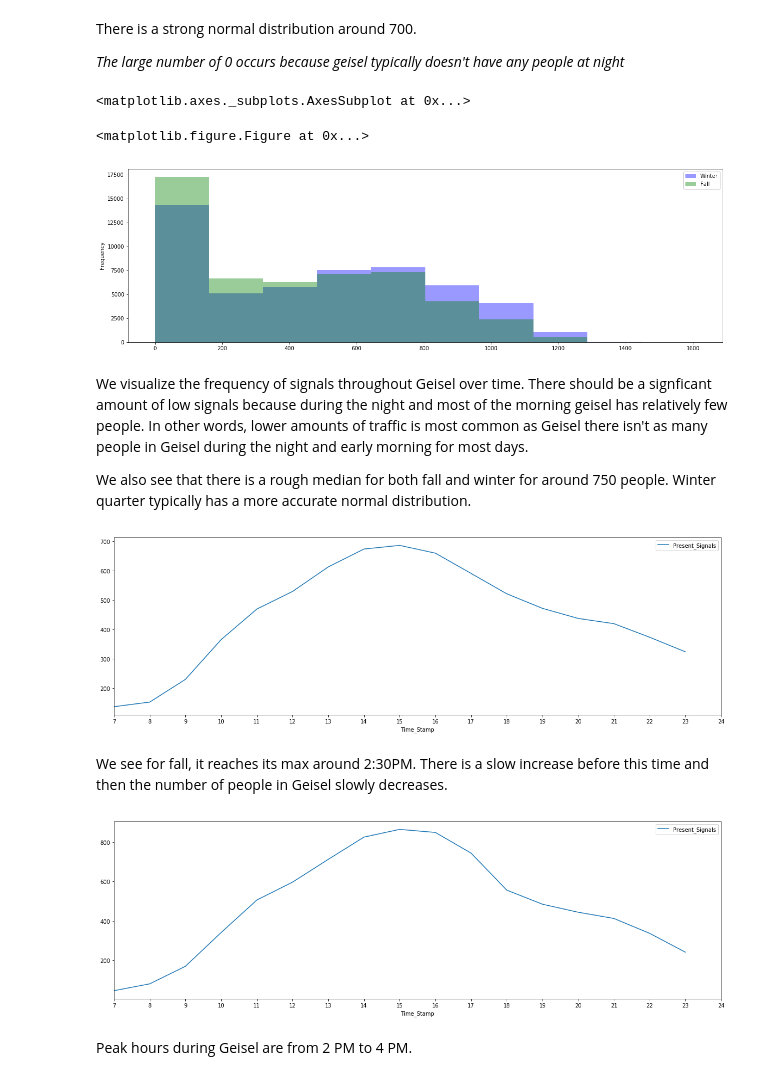
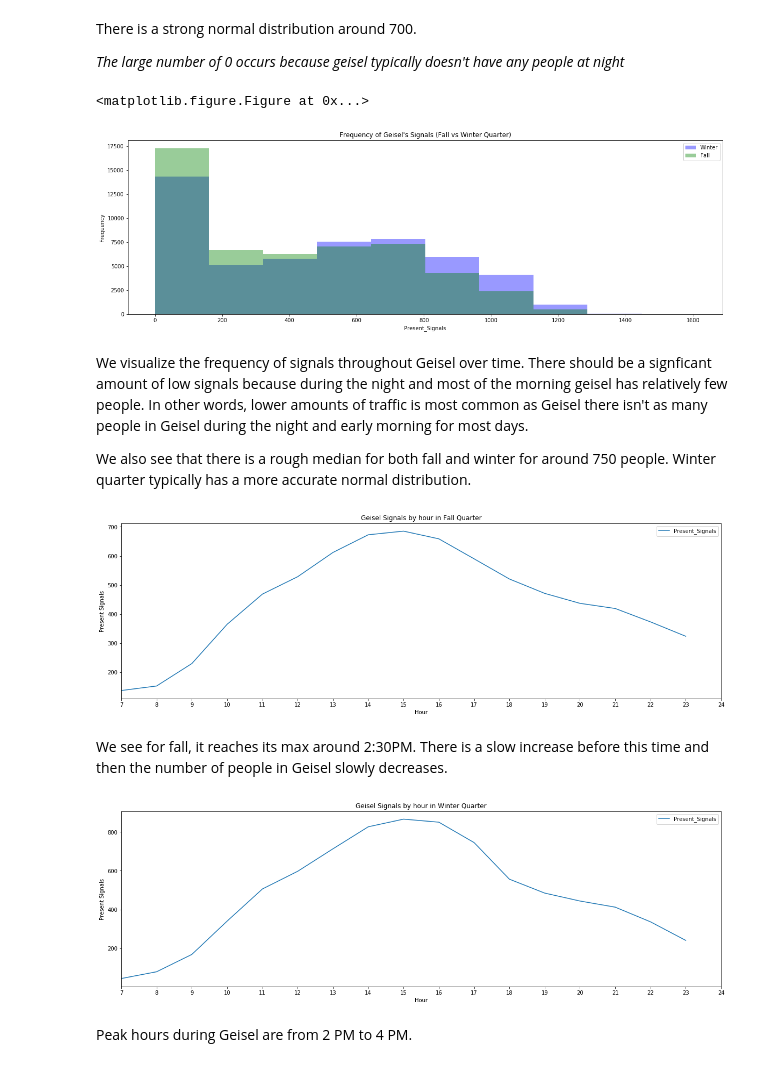
Before and after one commit to kelvinluime/Pr_059, a Jupyter notebook: FinalProject.ipynb, the cells around one changed output. Cells and saved outputs as stored; diff of their text form; code cells hidden in the pictures.

```diff
--- a/FinalProject.ipynb
+++ b/FinalProject.ipynb
@@ -1014,12 +1019,12 @@ There is a strong normal distribution around 700.
 # %%
 df_days = pd.DataFrame(list(df_geisel_winter['Present_Signals']), columns=['Winter'])
 df_days['Fall'] = list(df_geisel_fall['Present_Signals'])[:len(df_days)]
 plt.figure();
 df_days.plot.hist(color=['blue', 'green'], alpha=0.4)
+plt.title('Frequency of Geisel\'s Signals (Fall vs Winter Quarter)'); plt.xlabel('Present_Signals'); plt.ylabel('Frequency');
 # %% [output]
-<matplotlib.axes._subplots.AxesSubplot at 0x...>
+<matplotlib.figure.Figure at 0x...>
-<matplotlib.figure.Figure at 0x...>
-[figure, old version]
+[figure, new version]
 # %% [markdown]
 We visualize the frequency of signals throughout Geisel over time. There should be a signficant amount of low signals because during the night and most of the morning geisel has relatively few people. In other words, lower amounts of traffic is most common as Geisel there isn't as many people in Geisel during the night and early morning for most days.
 
@@ -1027,15 +1032,17 @@ We also see that there is a rough median for both fall and winter for around 750
 # %%
 df_geisel_fall.groupby(df_geisel_fall.index.hour).mean().plot()
 _ = plt.xticks([hour for hour in range(7, 25)])
+plt.title('Geisel Signals by hour in Fall Quarter'); plt.xlabel('Hour'); plt.ylabel('Present Signals');
 # %% [output]
-[figure, old version]
+[figure, new version]
 # %% [markdown]
 We see for fall, it reaches its max around 2:30PM. There is a slow increase before this time and then the number of people in Geisel slowly decreases.
 # %%
 df_geisel_winter.groupby(df_geisel_winter.index.hour).mean().plot()
 _ = plt.xticks([hour for hour in range(7, 25)])
+plt.title('Geisel Signals by hour in Winter Quarter'); plt.xlabel('Hour'); plt.ylabel('Present Signals');
 # %% [output]
-[figure, old version]
+[figure, new version]
 # %% [markdown]
 Peak hours during Geisel are from 2 PM to 4 PM.
 # %%
```
Also changed, not shown: parts of 23 cells of this notebook.
